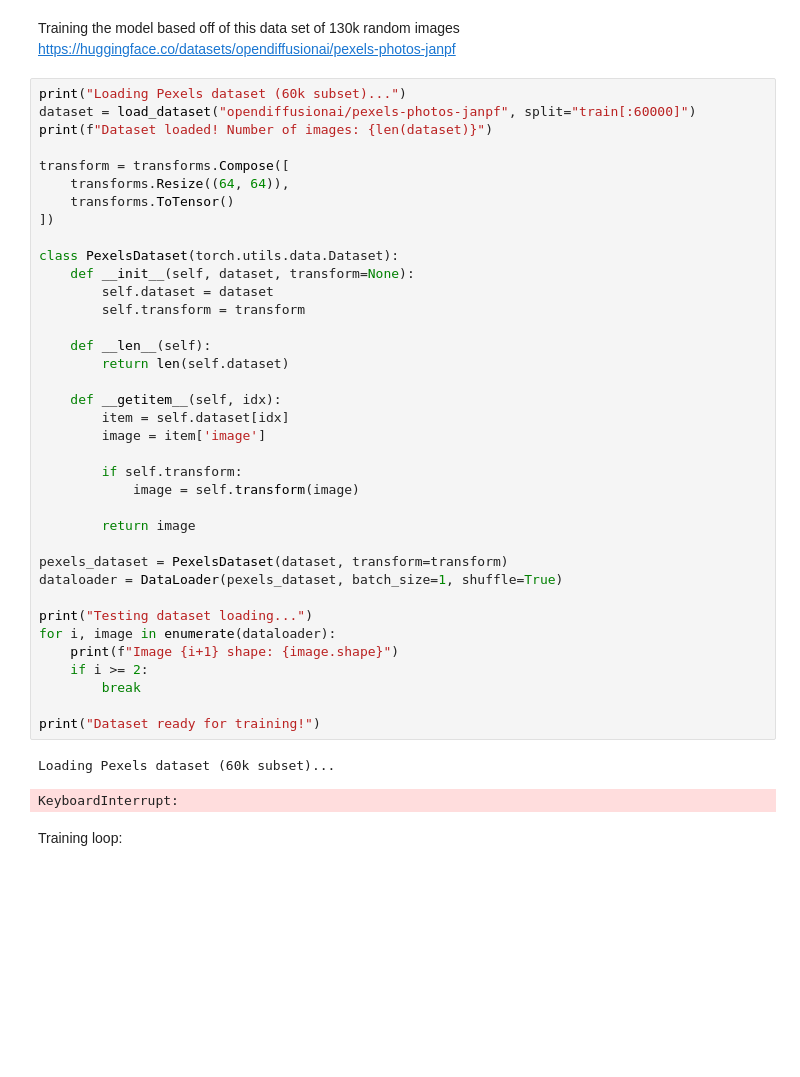
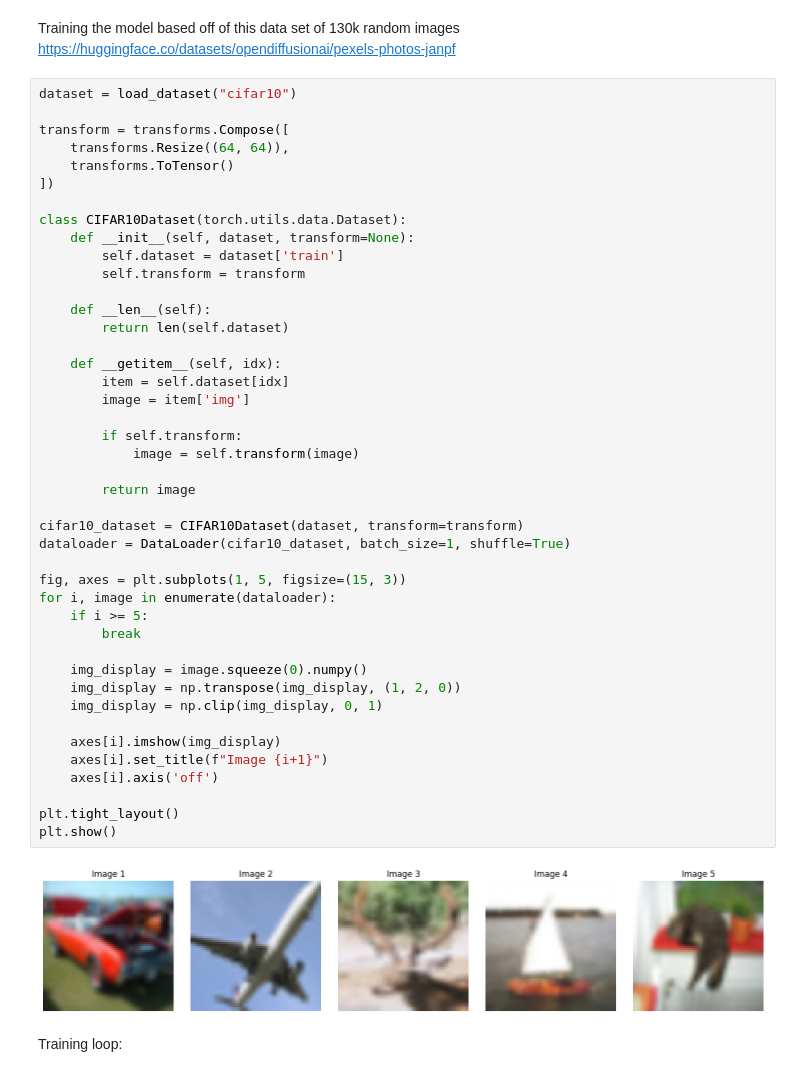
Before and after one commit to dtran556/dtran556, a Jupyter notebook: artGenerator(real).ipynb, the cells around one changed output. Cells and saved outputs as stored; diff of their text form; blank space fills up the shorter version.

```diff
--- a/artGenerator(real).ipynb
+++ b/artGenerator(real).ipynb
@@ -76,44 +79,49 @@ from torch.utils.data import DataLoader
 Training the model based off of this data set of 130k random images
 https://huggingface.co/datasets/opendiffusionai/pexels-photos-janpf
 # %%
-print("Loading Pexels dataset (60k subset)...")
-dataset = load_dataset("opendiffusionai/pexels-photos-janpf", split="train[:60000]")
-print(f"Dataset loaded! Number of images: {len(dataset)}")
+dataset = load_dataset("cifar10")
 
 transform = transforms.Compose([
     transforms.Resize((64, 64)),
     transforms.ToTensor()
 ])
 
-class PexelsDataset(torch.utils.data.Dataset):
+class CIFAR10Dataset(torch.utils.data.Dataset):
     def __init__(self, dataset, transform=None):
-        self.dataset = dataset
+        self.dataset = dataset['train']
         self.transform = transform
 
     def __len__(self):
         return len(self.dataset)
 
     def __getitem__(self, idx):
         item = self.dataset[idx]
-        image = item['image']
+        image = item['img']
 
         if self.transform:
             image = self.transform(image)
 
         return image
 
-pexels_dataset = PexelsDataset(dataset, transform=transform)
-dataloader = DataLoader(pexels_dataset, batch_size=1, shuffle=True)
+cifar10_dataset = CIFAR10Dataset(dataset, transform=transform)
+dataloader = DataLoader(cifar10_dataset, batch_size=1, shuffle=True)
 
-print("Testing dataset loading...")
+fig, axes = plt.subplots(1, 5, figsize=(15, 3))
 for i, image in enumerate(dataloader):
-    print(f"Image {i+1} shape: {image.shape}")
-    if i >= 2:
+    if i >= 5:
         break
 
-print("Dataset ready for training!")
+    img_display = image.squeeze(0).numpy()
+    img_display = np.transpose(img_display, (1, 2, 0))
+    img_display = np.clip(img_display, 0, 1)
+
+    axes[i].imshow(img_display)
+    axes[i].set_title(f"Image {i+1}")
+    axes[i].axis('off')
+
+plt.tight_layout()
+plt.show()
 # %% [output]
-Loading Pexels dataset (60k subset)...
-KeyboardInterrupt:
+[figure, added]
 # %% [markdown]
 Training loop:
```
Also changed, not shown: parts of 2 cells of this notebook.
